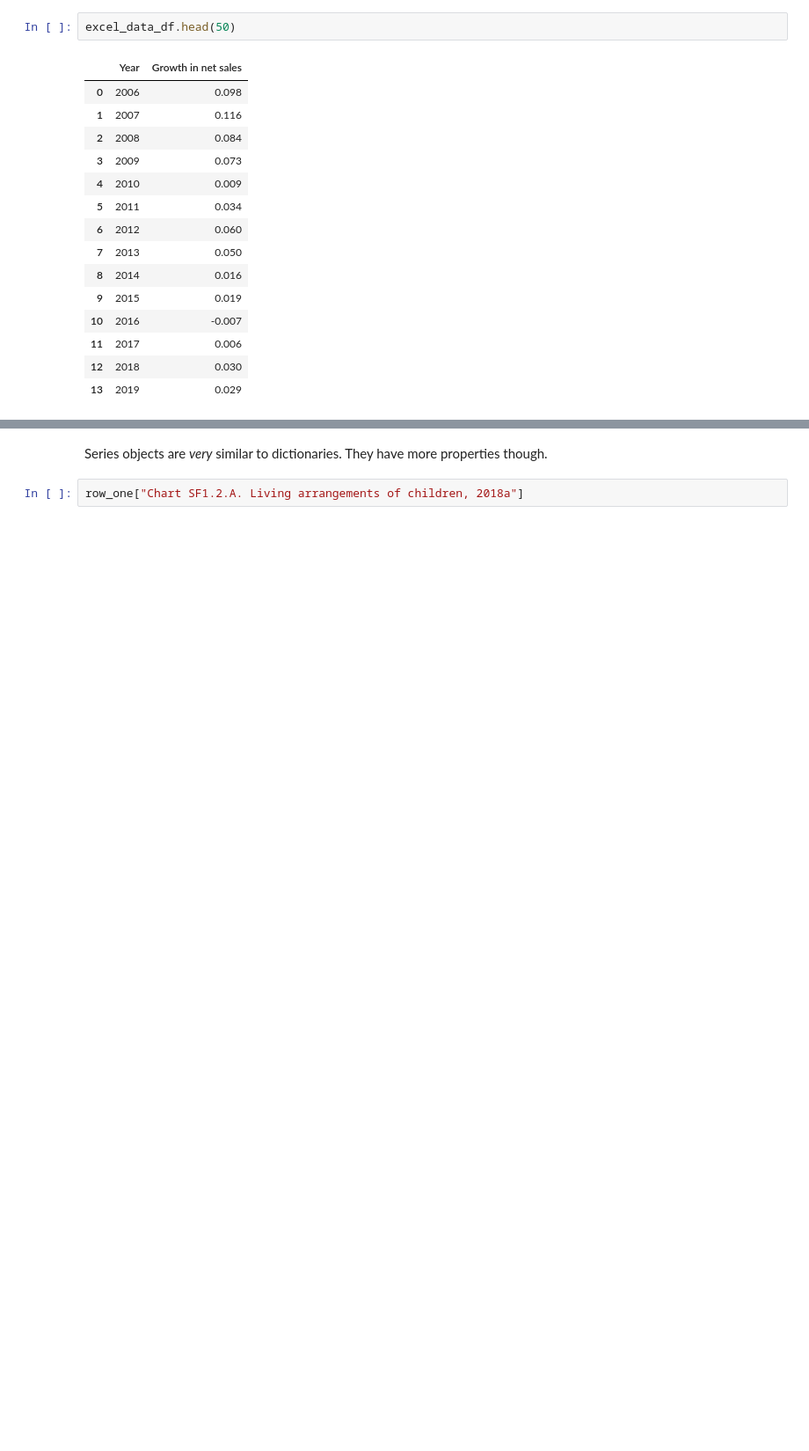
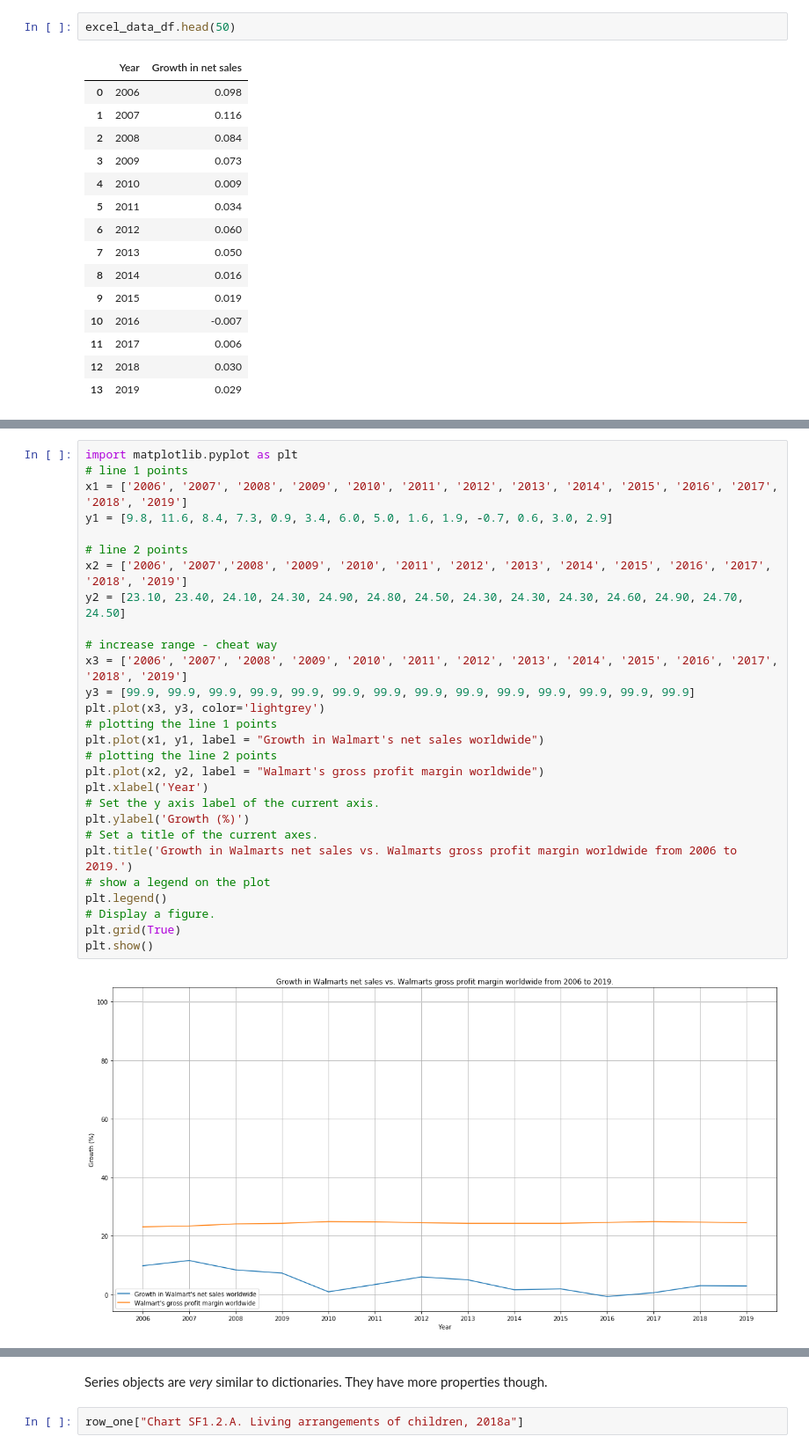
Before and after one commit to raphxcha/Open-data-project, a Jupyter notebook: WalmartOpenDataProject.ipynb, the cells around one changed output, grey strips where cells are left out. Shown at 88% size. Saved outputs shown, nothing was run; the diff lists cells and outputs as text; blank space fills up the shorter version.

```diff
--- a/WalmartOpenDataProject.ipynb
+++ b/WalmartOpenDataProject.ipynb
@@ -309,0 +308,30 @@ NameError: name 'size' is not defined
+# %%
+import matplotlib.pyplot as plt
+# line 1 points
+x1 = ['2006', '2007', '2008', '2009', '2010', '2011', '2012', '2013', '2014', '2015', '2016', '2017', '2018', '2019']
+y1 = [9.8, 11.6, 8.4, 7.3, 0.9, 3.4, 6.0, 5.0, 1.6, 1.9, -0.7, 0.6, 3.0, 2.9]
+
+# line 2 points
+x2 = ['2006', '2007','2008', '2009', '2010', '2011', '2012', '2013', '2014', '2015', '2016', '2017', '2018', '2019']
+y2 = [23.10, 23.40, 24.10, 24.30, 24.90, 24.80, 24.50, 24.30, 24.30, 24.30, 24.60, 24.90, 24.70, 24.50]
+
+# increase range - cheat way
+x3 = ['2006', '2007', '2008', '2009', '2010', '2011', '2012', '2013', '2014', '2015', '2016', '2017', '2018', '2019']
+y3 = [99.9, 99.9, 99.9, 99.9, 99.9, 99.9, 99.9, 99.9, 99.9, 99.9, 99.9, 99.9, 99.9, 99.9]
+plt.plot(x3, y3, color='lightgrey')
+# plotting the line 1 points
+plt.plot(x1, y1, label = "Growth in Walmart's net sales worldwide")
+# plotting the line 2 points
+plt.plot(x2, y2, label = "Walmart's gross profit margin worldwide")
+plt.xlabel('Year')
+# Set the y axis label of the current axis.
+plt.ylabel('Growth (%)')
+# Set a title of the current axes.
+plt.title('Growth in Walmarts net sales vs. Walmarts gross profit margin worldwide from 2006 to 2019.')
+# show a legend on the plot
+plt.legend()
+# Display a figure.
+plt.grid(True)
+plt.show()
+# %% [output]
+[figure, added]
```
Also changed, not shown: parts of 21 cells of this notebook.
